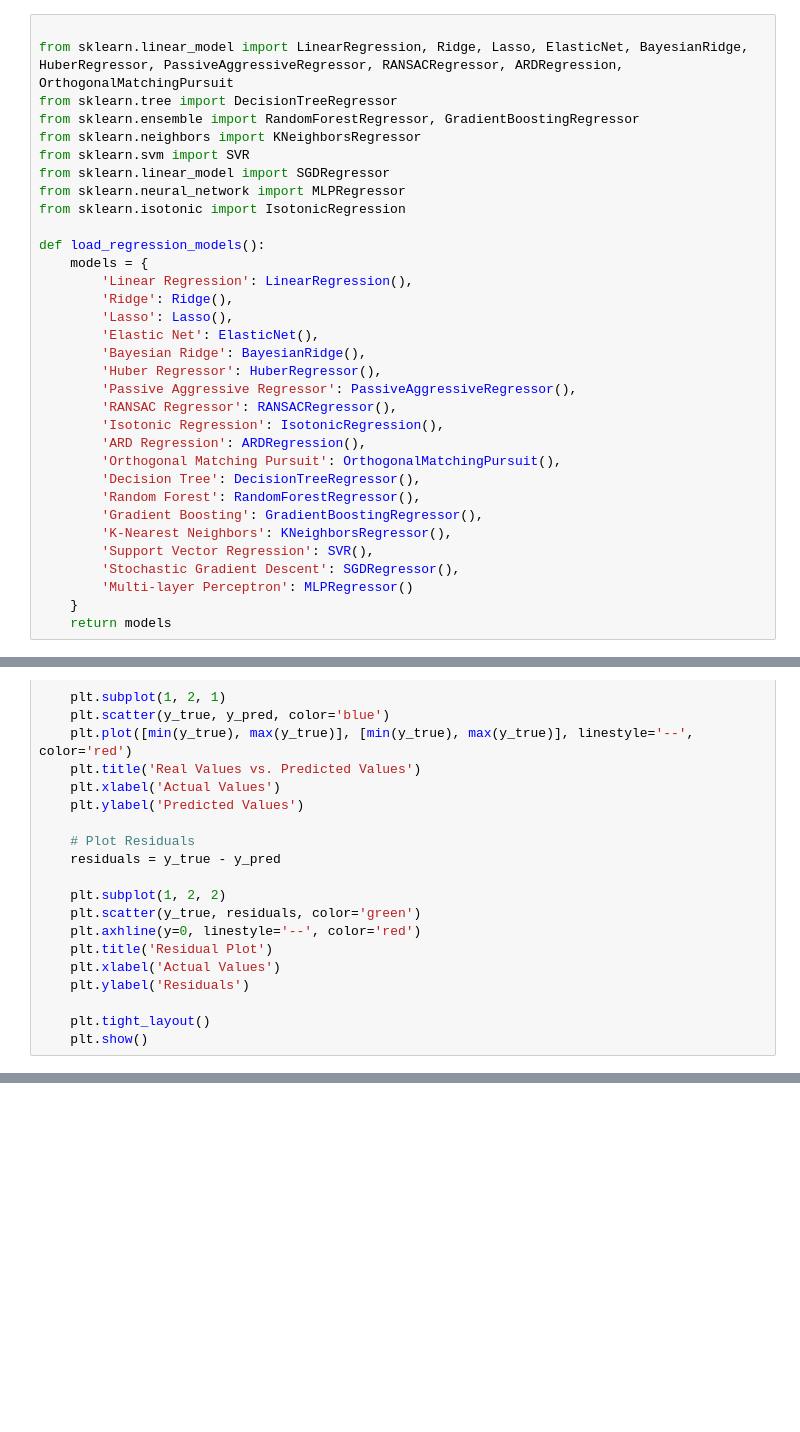
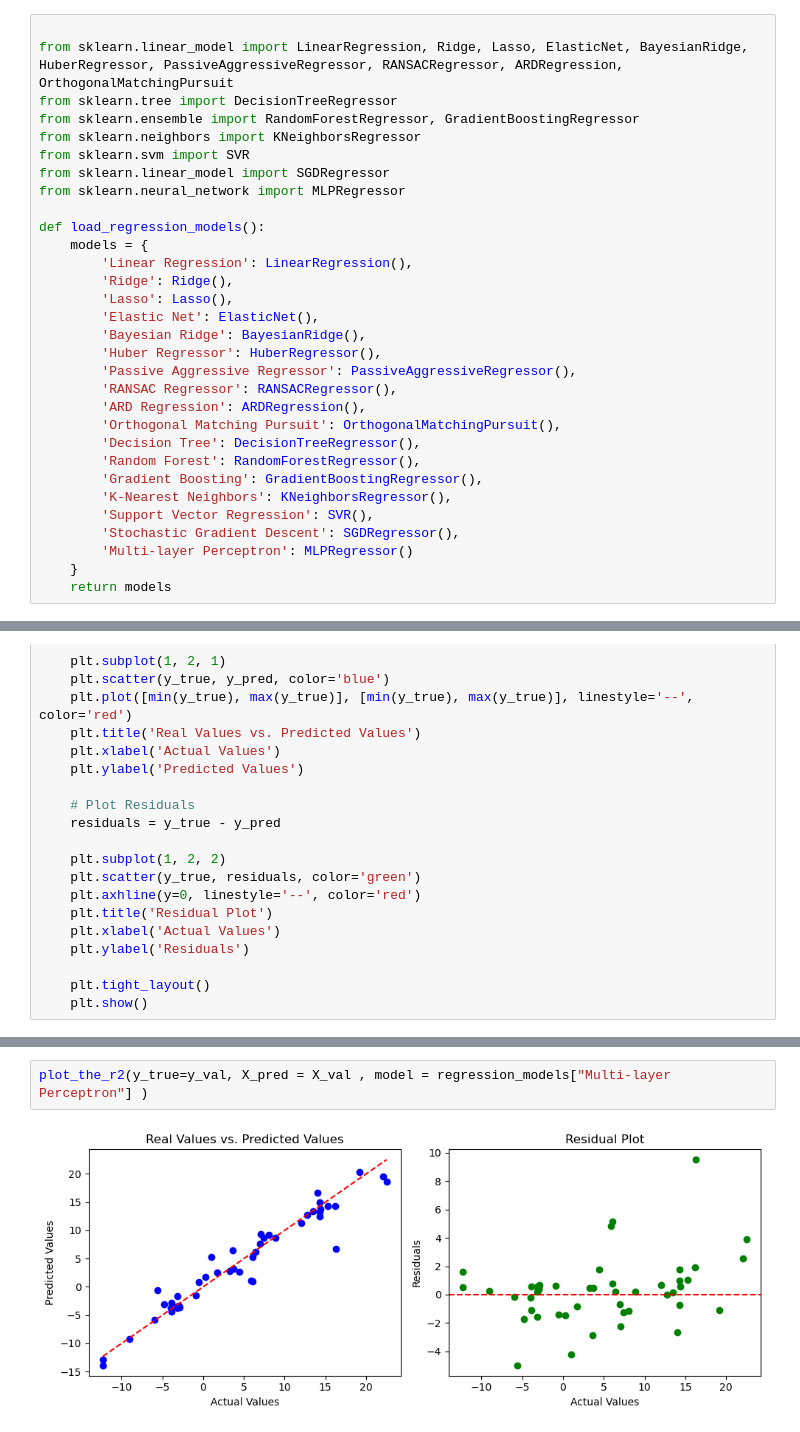
Before and after one commit to D-Barradas/machine_learning_chem_RGS, a Jupyter notebook: notebooks/ML_search_for_best_algorithm.ipynb, the cells around one changed output, grey strips where cells are left out. Saved outputs shown, nothing was run; the diff lists cells and outputs as text; blank space fills up the shorter version.

```diff
--- a/notebooks/ML_search_for_best_algorithm.ipynb
+++ b/notebooks/ML_search_for_best_algorithm.ipynb
@@ -75,7 +75,6 @@ from sklearn.neighbors import KNeighborsRegressor
 from sklearn.svm import SVR
 from sklearn.linear_model import SGDRegressor
 from sklearn.neural_network import MLPRegressor
-from sklearn.isotonic import IsotonicRegression
 
 def load_regression_models():
     models = {
@@ -87,7 +86,6 @@ def load_regression_models():
         'Huber Regressor': HuberRegressor(),
         'Passive Aggressive Regressor': PassiveAggressiveRegressor(),
         'RANSAC Regressor': RANSACRegressor(),
-        'Isotonic Regression': IsotonicRegression(),
         'ARD Regression': ARDRegression(),
         'Orthogonal Matching Pursuit': OrthogonalMatchingPursuit(),
         'Decision Tree': DecisionTreeRegressor(),
@@ -144,0 +226,4 @@ def plot_the_r2(y_true, X_pred , model): #(model,X_test,y_test,tag)
+# %%
+plot_the_r2(y_true=y_val, X_pred = X_val , model = regression_models["Multi-layer Perceptron"] )
+# %% [output]
+[figure, added]
```
Also changed, not shown: parts of 7 cells of this notebook, 1 other file.
